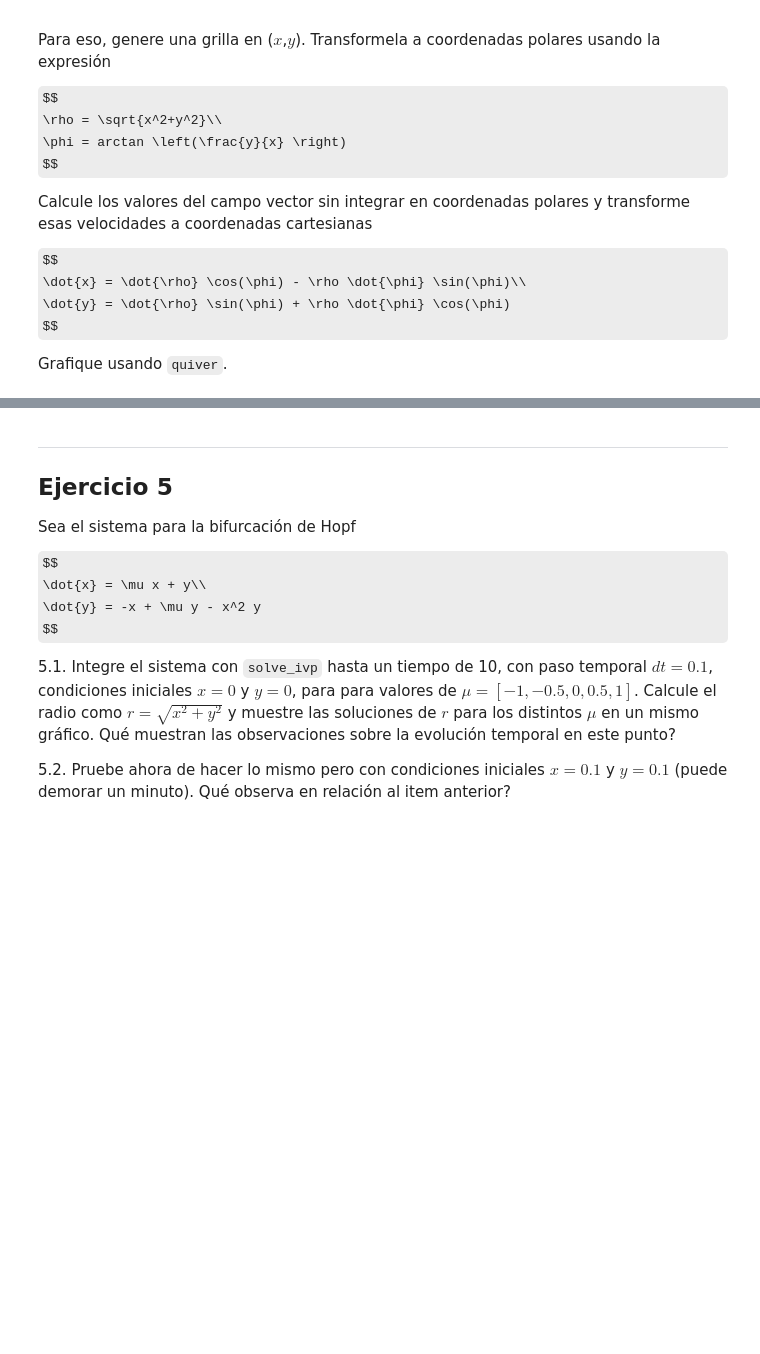
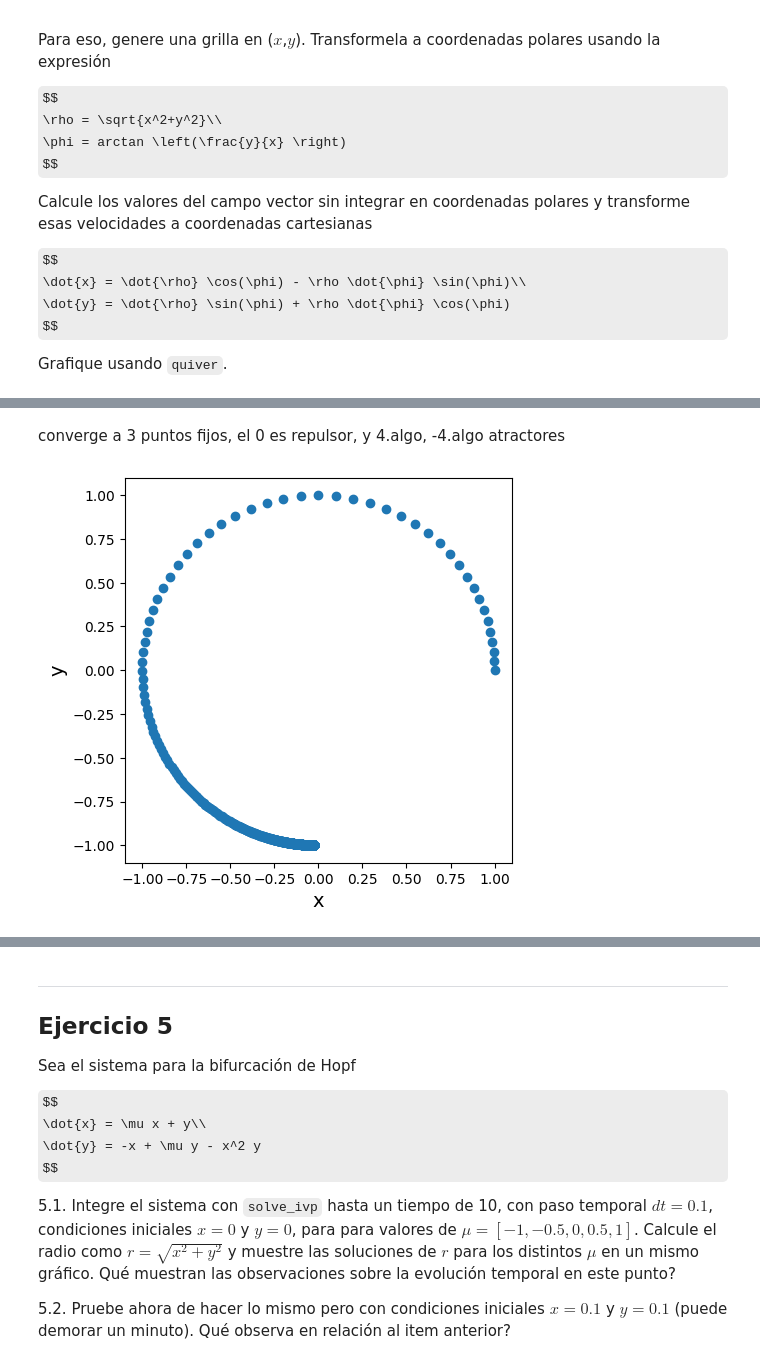
Before and after one commit to xGiannis/IntroModeladoContinuo, a Jupyter notebook: Colabs/nb05_CiclosLimite.ipynb, the cells around one changed output, grey strips where cells are left out. Saved outputs shown, nothing was run; the diff lists cells and outputs as text; code cells hidden in the pictures; some formulas as TeX source; blank space fills up the shorter version.

```diff
--- a/Colabs/nb05_CiclosLimite.ipynb
+++ b/Colabs/nb05_CiclosLimite.ipynb
@@ -360,0 +426,42 @@ Grafique usando `quiver`.
+# %% [markdown]
+converge a 3 puntos fijos, el 0 es repulsor, y 4.algo, -4.algo atractores
+# %%
+#4.3. Integre el sistema para w=1,
+#usando como condiciones iniciales ρinicial=1 y ϕinicial=0.
+#Haga la transformación a coordenadas cartesianas usando las expresiones
+
+
+dt = 0.05
+tmax = 100
+
+t=np.arange(0,tmax,dt)
+
+w=1
+
+rho_inicial= 1
+tita_inicial= 0
+
+zi = [rho_inicial, tita_inicial]
+sol = sp.integrate.solve_ivp(sistema, [t[0], t[-1]], zi, t_eval=t, method='RK45',args=(w,))
+
+#Grafique en el diagrama de fases (x, y), pero usando puntos en lugar de una línea sólida.
+#Qué observa? Estudie el flujo del campo vector para entender mejor lo que está pasando.
+#Para eso, genere una grilla en (x,y). Transformela a coordenadas polares usando la expresión
+
+
+
+def cartesianas(rho,phi):
+  x = rho*np.cos(phi)
+  y = rho*np.sin(phi)
+  return x,y
+
+x,y = cartesianas(sol.y[0, :],sol.y[1, :])
+
+plt.figure(figsize=(5,5))
+
+plt.plot(x, y, 'o')
+plt.xlabel('x', fontsize=14)
+plt.ylabel('y', fontsize=14)
+plt.show()
+# %% [output]
+[figure, added]
```
Also changed, not shown: parts of 6 cells of this notebook.
